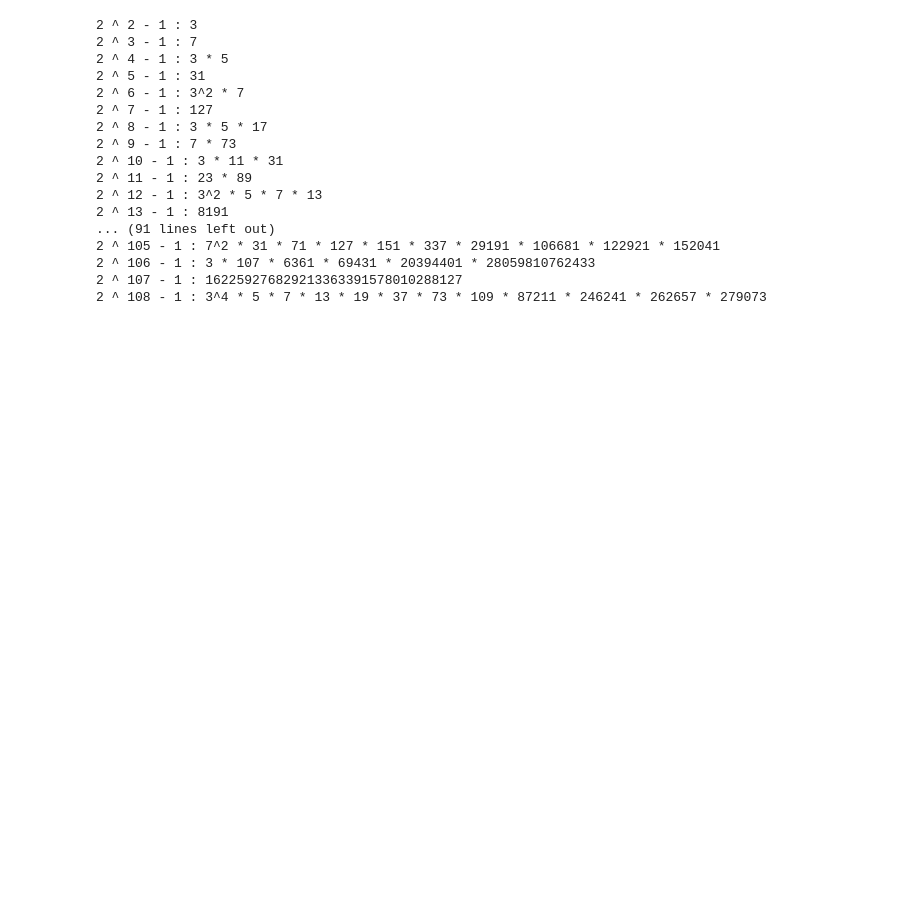
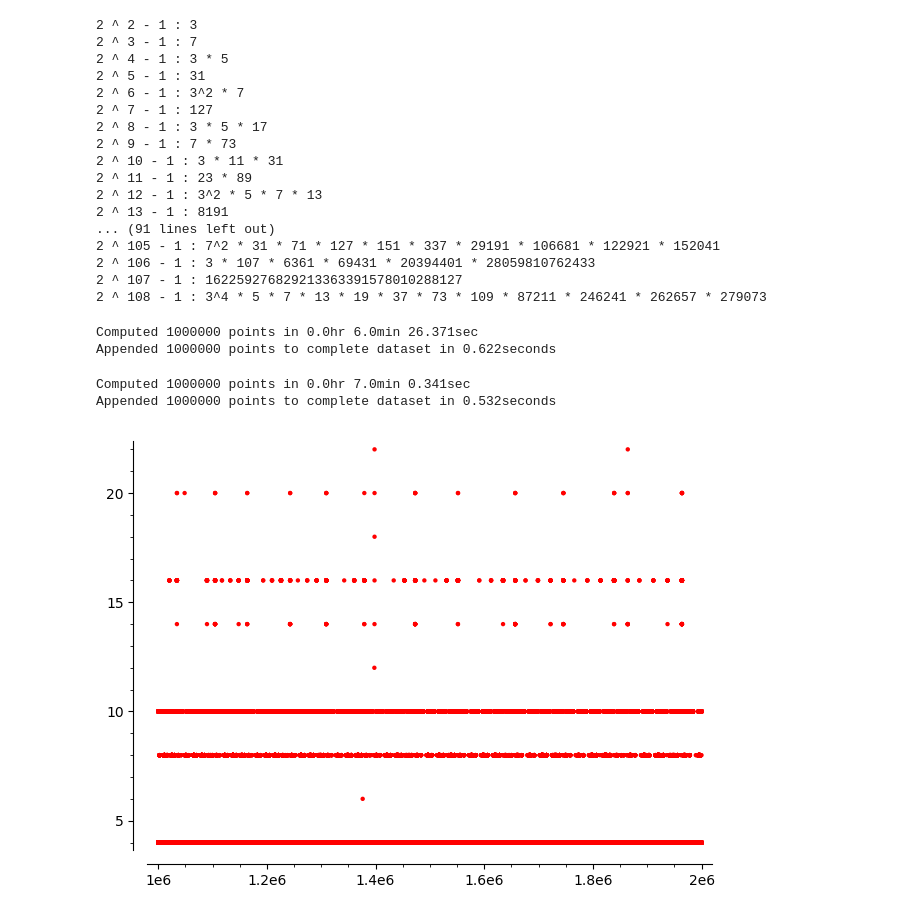
Before and after one commit to bubba311/CollatzComputations, a Jupyter notebook: PowersOfTwoTests.ipynb, the cells around one changed output. Saved outputs shown, nothing was run; the diff lists cells and outputs as text; code cells hidden in the pictures; blank space fills up the shorter version.

Commit message:
Generated 15 million examples and other comps

```diff
--- a/PowersOfTwoTests.ipynb
+++ b/PowersOfTwoTests.ipynb
@@ -17,4 +3,0 @@ def Collatz(n):
-# %%
-Num = 10000000
-points = [(n,Collatz(n)) for n in range(1,Num)]
-list_plot(points,color='red', pointsize=10)
@@ -41,3 +100,20 @@ for x in range(2,109):
 2 ^ 106 - 1 : 3 * 107 * 6361 * 69431 * 20394401 * 28059810762433
 2 ^ 107 - 1 : 162259276829213363391578010288127
 2 ^ 108 - 1 : 3^4 * 5 * 7 * 13 * 19 * 37 * 73 * 109 * 87211 * 246241 * 262657 * 279073
+# %%
+mil_range = generate_points(1,10**6)
+write_to_file(mil_range, append=True)
+# %% [output]
+Computed 1000000 points in 0.0hr 6.0min 26.371sec
+Appended 1000000 points to complete dataset in 0.622seconds
+# %%
+one_to_two_mil_range = generate_points(10**6+1,2*10**6)
+write_to_file(one_to_two_mil_range, append=True)
+# %% [output]
+Computed 1000000 points in 0.0hr 7.0min 0.341sec
+Appended 1000000 points to complete dataset in 0.532seconds
+# %%
+list_plot(mil_range,color='red', pointsize=10)
+list_plot(one_to_two_mil_range,color='red', pointsize=10)
+# %% [output]
+[figure, added]
```
Also changed, not shown: parts of 12 cells of this notebook.
